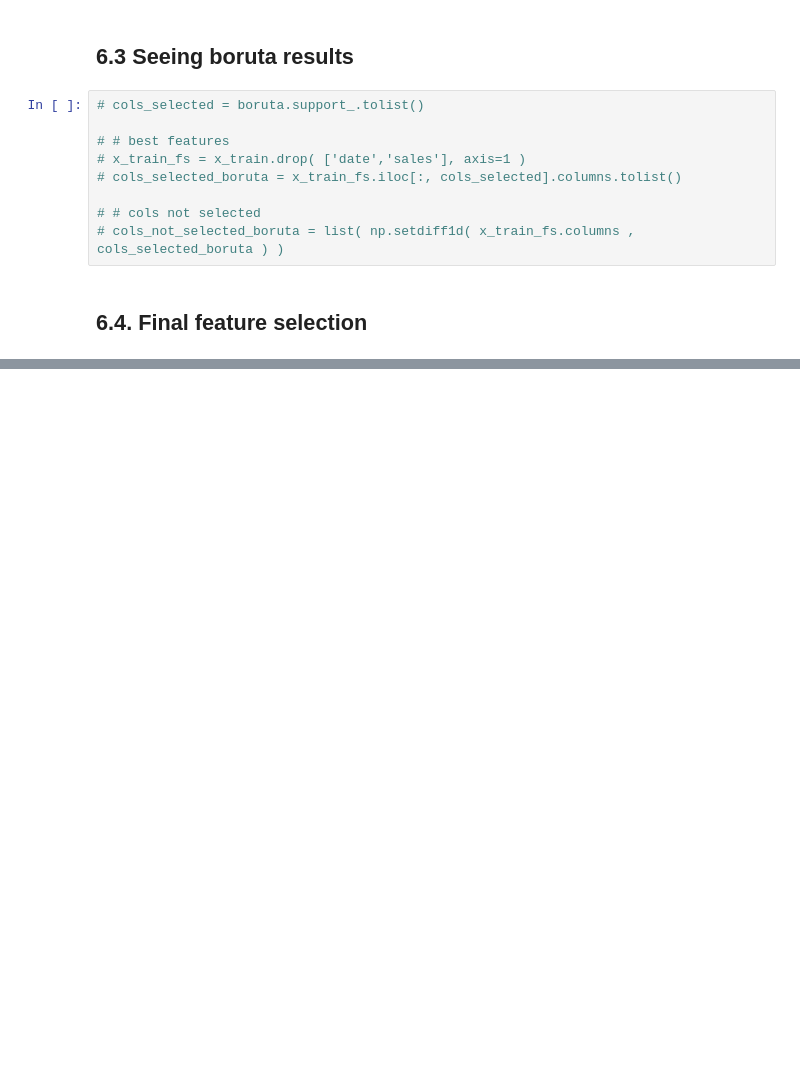
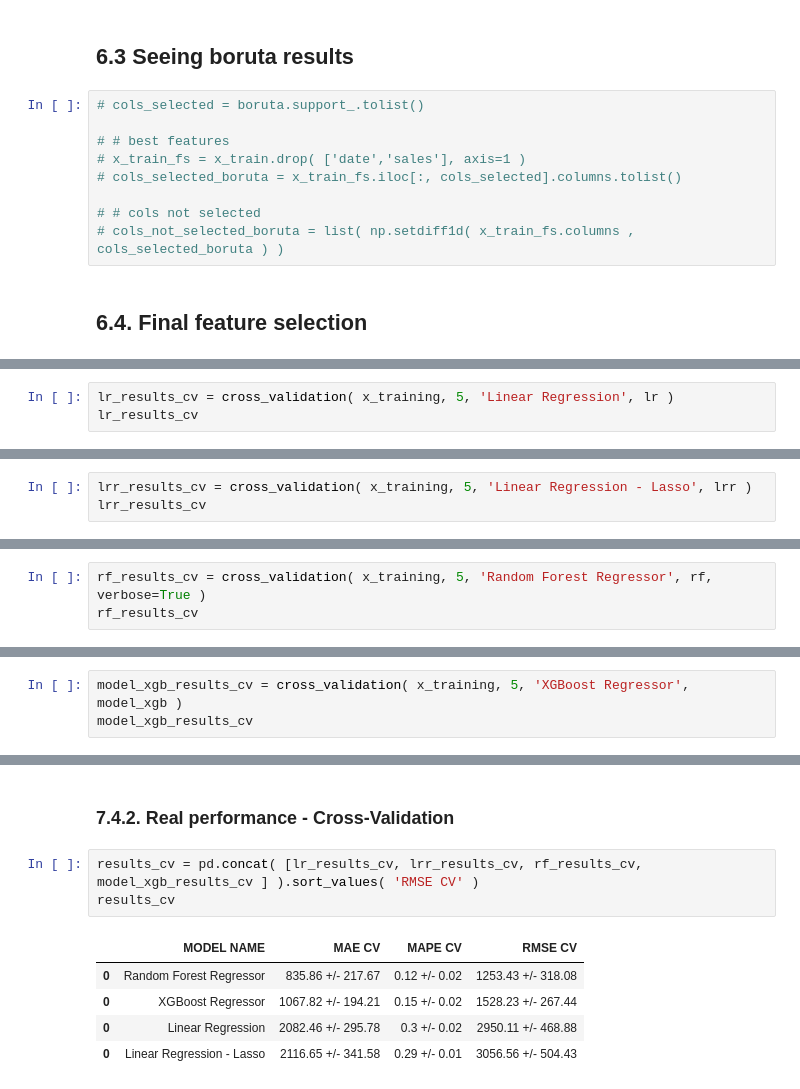
Before and after one commit to hfpmatheus/rossmann_store_sales, a Jupyter notebook: code.ipynb, the cells around one changed output, grey strips where cells are left out. Saved outputs shown, nothing was run; the diff lists cells and outputs as text; blank space fills up the shorter version.

Commit message:
cross validation done

```diff
--- a/code.ipynb
+++ b/code.ipynb
@@ -1014,0 +1009,3 @@ results
+# %%
+lr_results_cv = cross_validation( x_training, 5, 'Linear Regression', lr )
+lr_results_cv
@@ -1014,0 +1032,3 @@ results
+# %%
+lrr_results_cv = cross_validation( x_training, 5, 'Linear Regression - Lasso', lrr )
+lrr_results_cv
@@ -1014,0 +1057,3 @@ results
+# %%
+rf_results_cv = cross_validation( x_training, 5, 'Random Forest Regressor', rf, verbose=True )
+rf_results_cv
@@ -1014,0 +1089,3 @@ results
+# %%
+model_xgb_results_cv = cross_validation( x_training, 5, 'XGBoost Regressor', model_xgb )
+model_xgb_results_cv
@@ -1014,0 +1109,11 @@ results
+# %% [markdown]
+### 7.4.2. Real performance - Cross-Validation
+# %%
+results_cv = pd.concat( [lr_results_cv, lrr_results_cv, rf_results_cv, model_xgb_results_cv ] ).sort_values( 'RMSE CV' )
+results_cv
+# %% [output]
+|  | MODEL NAME | MAE CV | MAPE CV | RMSE CV |
+| 0 | Random Forest Regressor | 835.86 +/- 217.67 | 0.12 +/- 0.02 | 1253.43 +/- 318.08 |
+| 0 | XGBoost Regressor | 1067.82 +/- 194.21 | 0.15 +/- 0.02 | 1528.23 +/- 267.44 |
+| 0 | Linear Regression | 2082.46 +/- 295.78 | 0.3 +/- 0.02 | 2950.11 +/- 468.88 |
+| 0 | Linear Regression - Lasso | 2116.65 +/- 341.58 | 0.29 +/- 0.01 | 3056.56 +/- 504.43 |
```
Also changed, not shown: parts of 46 cells of this notebook.
